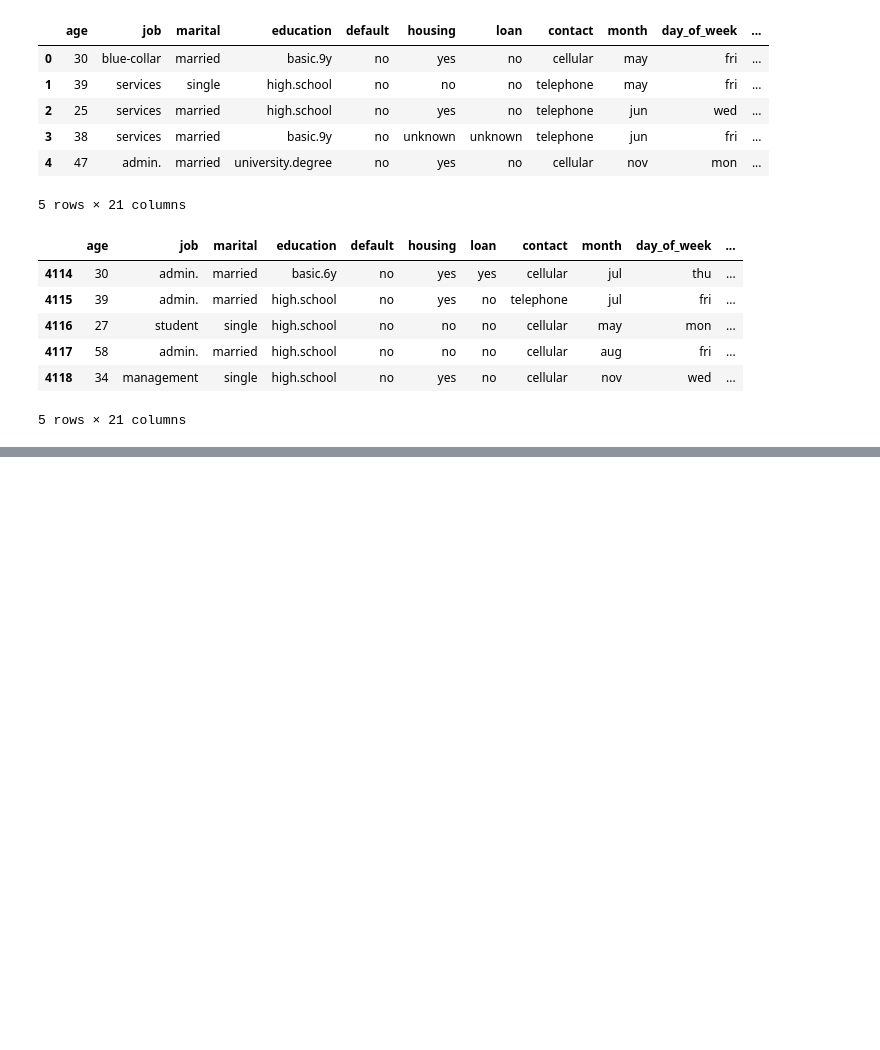
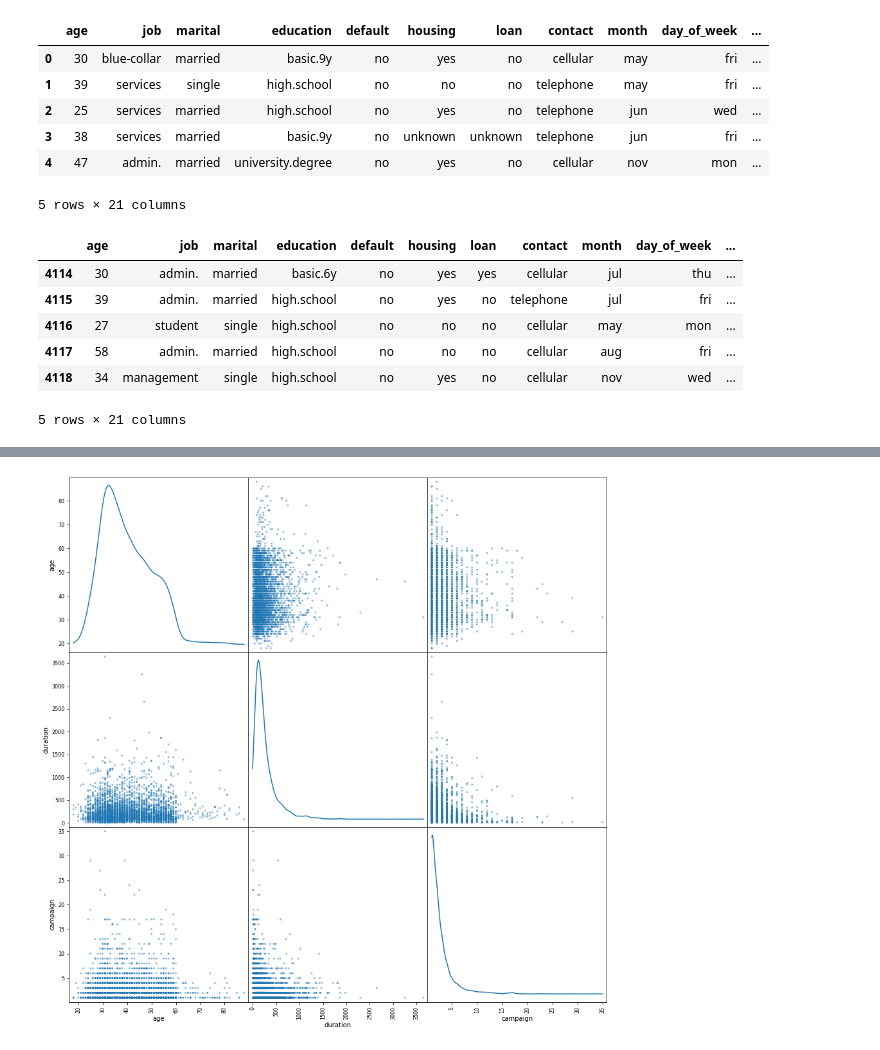
Before and after one commit to Manoharjha333/EDA, a Jupyter notebook: bank_eda.ipynb, the cells around one changed output, grey strips where cells are left out. Saved outputs shown, nothing was run; the diff lists cells and outputs as text; code cells hidden in the pictures; blank space fills up the shorter version.

```diff
--- a/bank_eda.ipynb
+++ b/bank_eda.ipynb
@@ -37,0 +141,4 @@ df.tail()
+# %%
+d = {"no": 0, "yes": 1}
+df["y"] = df["y"].map(d)
+df.head()
@@ -37,0 +224,8 @@ df.tail()
+# %%
+pd.plotting.scatter_matrix(
+    df[["age", "duration", "campaign"]],
+    figsize = (15, 15),
+    diagonal = "kde")
+plt.show()
+# %% [output]
+[figure, added]
```
Also changed, not shown: parts of 25 cells of this notebook.
